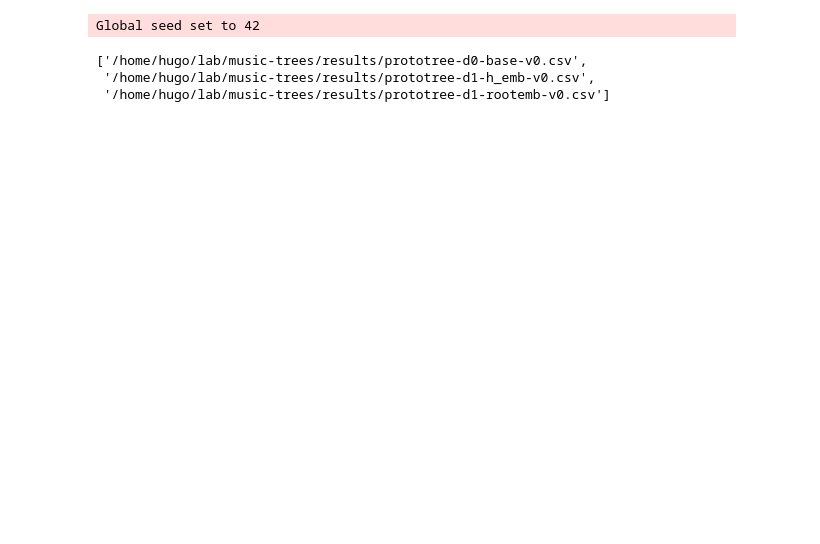
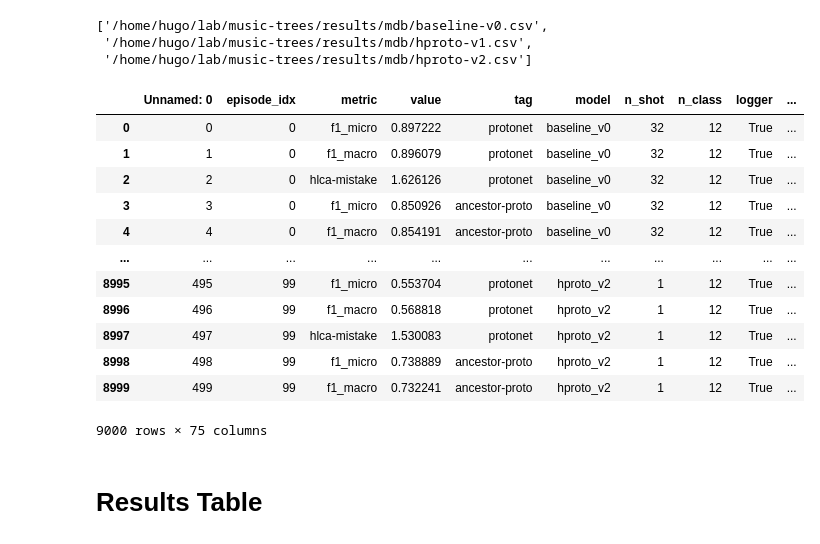
Before and after one commit to hugofloresgarcia/music-trees, a Jupyter notebook: analysis.ipynb, the cells around one changed output. Drawn from its saved outputs; the diff is of its cells as text; code cells hidden in the pictures; blank space fills up the shorter version.

```diff
--- a/analysis.ipynb
+++ b/analysis.ipynb
@@ -3,14 +3,30 @@ import music_trees as mt
 import glob
 
 # let's look at which results we have available
-result_csvs = glob.glob(str(mt.RESULTS_DIR / '*.csv'))
+result_csvs = glob.glob(str(mt.RESULTS_DIR / 'mdb'/ '*.csv'))
 result_csvs
 # %% [output]
-Global seed set to 42
+['/home/hugo/lab/music-trees/results/mdb/baseline-v0.csv',
+ '/home/hugo/lab/music-trees/results/mdb/hproto-v1.csv',
+ '/home/hugo/lab/music-trees/results/mdb/hproto-v2.csv']
-['/home/hugo/lab/music-trees/results/prototree-d0-base-v0.csv',
- '/home/hugo/lab/music-trees/results/prototree-d1-h_emb-v0.csv',
- '/home/hugo/lab/music-trees/results/prototree-d1-rootemb-v0.csv']
 # %%
 import pandas as pd
 dfs = [pd.read_csv(p) for p in result_csvs]
 df = pd.concat(dfs, ignore_index=True)
+df
+# %% [output]
+|  | Unnamed: 0 | episode_idx | metric | value | tag | model | n_shot | n_class | logger | ... |
+| 0 | 0 | 0 | f1_micro | 0.897222 | protonet | baseline_v0 | 32 | 12 | True | ... |
+| 1 | 1 | 0 | f1_macro | 0.896079 | protonet | baseline_v0 | 32 | 12 | True | ... |
+| 2 | 2 | 0 | hlca-mistake | 1.626126 | protonet | baseline_v0 | 32 | 12 | True | ... |
+| 3 | 3 | 0 | f1_micro | 0.850926 | ancestor-proto | baseline_v0 | 32 | 12 | True | ... |
+| 4 | 4 | 0 | f1_macro | 0.854191 | ancestor-proto | baseline_v0 | 32 | 12 | True | ... |
+| ... | ... | ... | ... | ... | ... | ... | ... | ... | ... | ... |
+| 8995 | 495 | 99 | f1_micro | 0.553704 | protonet | hproto_v2 | 1 | 12 | True | ... |
+| 8996 | 496 | 99 | f1_macro | 0.568818 | protonet | hproto_v2 | 1 | 12 | True | ... |
+| 8997 | 497 | 99 | hlca-mistake | 1.530083 | protonet | hproto_v2 | 1 | 12 | True | ... |
+| 8998 | 498 | 99 | f1_micro | 0.738889 | ancestor-proto | hproto_v2 | 1 | 12 | True | ... |
+| 8999 | 499 | 99 | f1_macro | 0.732241 | ancestor-proto | hproto_v2 | 1 | 12 | True | ... |
+9000 rows × 75 columns
+# %% [markdown]
+# Results Table
```
Also changed, not shown: parts of 14 cells of this notebook, 10 other files.
